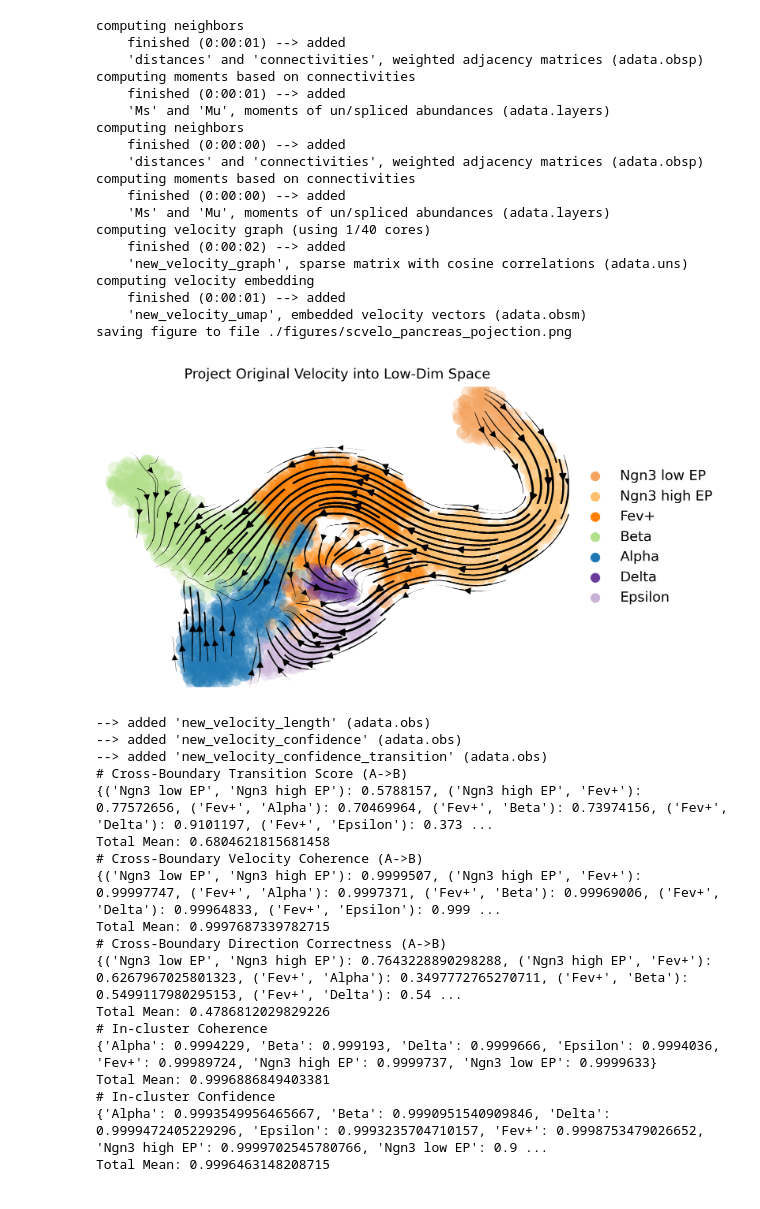
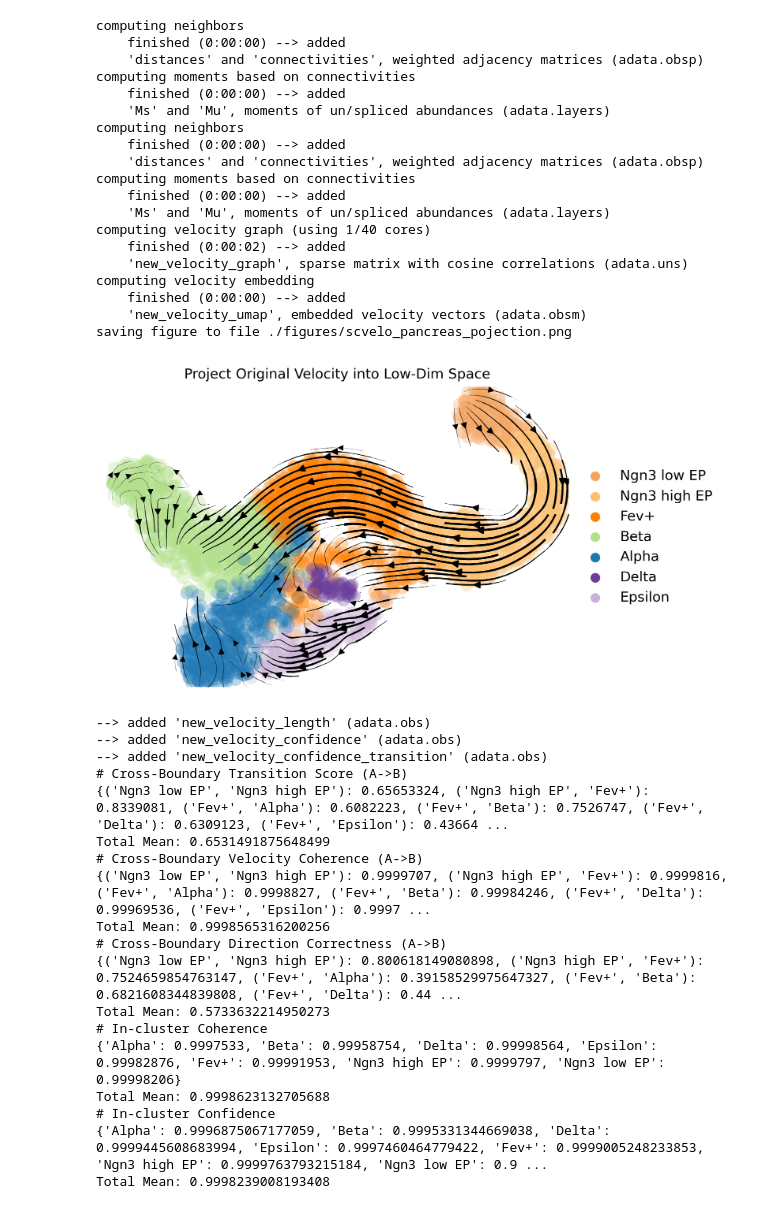
Before and after one commit to qiaochen/VeloAE, a Jupyter notebook: notebooks/pancreas/model-pancreas_gat.ipynb, the cells around one changed output. Cells and saved outputs as stored; diff of their text form; code cells hidden in the pictures.

```diff
--- a/notebooks/pancreas/model-pancreas_gat.ipynb
+++ b/notebooks/pancreas/model-pancreas_gat.ipynb
@@ -174,56 +172,56 @@ def exp(adata, exp_metrics):
         x = x.cpu().numpy()
         s = s.cpu().numpy()
         u = u.cpu().numpy()
 
-    adata = new_adata(adata, x, s, u, v, g_basis='X', n_nb_newadata=args.n_nb_newadata)
+    adata = new_adata(adata, x, s, u, v, g_basis=args.nb_g_src, n_nb_newadata=args.n_nb_newadata)
     scv.tl.velocity_graph(adata, vkey='new_velocity')
     scv.pl.velocity_embedding_stream(adata, legend_loc='right_margin', vkey="new_velocity", basis='X_umap', color=k_cluster,
                                     title="Project Original Velocity into Low-Dim Space",
                                     dpi=350,
                                     save='pancreas_pojection.png')
     scv.tl.velocity_confidence(adata, vkey='new_velocity')
     exp_metrics['Cohort AutoEncoder'] = evaluate(adata, cluster_edges, k_cluster, "new_velocity")
 
 exp(adata, exp_metrics)
 # %% [output]
 computing neighbors
-    finished (0:00:01) --> added
+    finished (0:00:00) --> added
     'distances' and 'connectivities', weighted adjacency matrices (adata.obsp)
 computing moments based on connectivities
-    finished (0:00:01) --> added
+    finished (0:00:00) --> added
     'Ms' and 'Mu', moments of un/spliced abundances (adata.layers)
 computing neighbors
     finished (0:00:00) --> added
     'distances' and 'connectivities', weighted adjacency matrices (adata.obsp)
 computing moments based on connectivities
     finished (0:00:00) --> added
     'Ms' and 'Mu', moments of un/spliced abundances (adata.layers)
 computing velocity graph (using 1/40 cores)
     finished (0:00:02) --> added
     'new_velocity_graph', sparse matrix with cosine correlations (adata.uns)
 computing velocity embedding
-    finished (0:00:01) --> added
+    finished (0:00:00) --> added
     'new_velocity_umap', embedded velocity vectors (adata.obsm)
 saving figure to file ./figures/scvelo_pancreas_pojection.png
-[figure, old version]
+[figure, new version]
 --> added 'new_velocity_length' (adata.obs)
 --> added 'new_velocity_confidence' (adata.obs)
 --> added 'new_velocity_confidence_transition' (adata.obs)
 # Cross-Boundary Transition Score (A->B)
-{('Ngn3 low EP', 'Ngn3 high EP'): 0.5788157, ('Ngn3 high EP', 'Fev+'): 0.77572656, ('Fev+', 'Alpha'): 0.70469964, ('Fev+', 'Beta'): 0.73974156, ('Fev+', 'Delta'): 0.9101197, ('Fev+', 'Epsilon'): 0.373 ...
-Total Mean: 0.6804621815681458
+{('Ngn3 low EP', 'Ngn3 high EP'): 0.65653324, ('Ngn3 high EP', 'Fev+'): 0.8339081, ('Fev+', 'Alpha'): 0.6082223, ('Fev+', 'Beta'): 0.7526747, ('Fev+', 'Delta'): 0.6309123, ('Fev+', 'Epsilon'): 0.43664 ...
+Total Mean: 0.6531491875648499
 # Cross-Boundary Velocity Coherence (A->B)
-{('Ngn3 low EP', 'Ngn3 high EP'): 0.9999507, ('Ngn3 high EP', 'Fev+'): 0.99997747, ('Fev+', 'Alpha'): 0.9997371, ('Fev+', 'Beta'): 0.99969006, ('Fev+', 'Delta'): 0.99964833, ('Fev+', 'Epsilon'): 0.999 ...
-Total Mean: 0.9997687339782715
+{('Ngn3 low EP', 'Ngn3 high EP'): 0.9999707, ('Ngn3 high EP', 'Fev+'): 0.9999816, ('Fev+', 'Alpha'): 0.9998827, ('Fev+', 'Beta'): 0.99984246, ('Fev+', 'Delta'): 0.99969536, ('Fev+', 'Epsilon'): 0.9997 ...
+Total Mean: 0.9998565316200256
 # Cross-Boundary Direction Correctness (A->B)
-{('Ngn3 low EP', 'Ngn3 high EP'): 0.7643228890298288, ('Ngn3 high EP', 'Fev+'): 0.6267967025801323, ('Fev+', 'Alpha'): 0.3497772765270711, ('Fev+', 'Beta'): 0.5499117980295153, ('Fev+', 'Delta'): 0.54 ...
-Total Mean: 0.4786812029829226
+{('Ngn3 low EP', 'Ngn3 high EP'): 0.800618149080898, ('Ngn3 high EP', 'Fev+'): 0.7524659854763147, ('Fev+', 'Alpha'): 0.39158529975647327, ('Fev+', 'Beta'): 0.6821608344839808, ('Fev+', 'Delta'): 0.44 ...
+Total Mean: 0.5733632214950273
 # In-cluster Coherence
-{'Alpha': 0.9994229, 'Beta': 0.999193, 'Delta': 0.9999666, 'Epsilon': 0.9994036, 'Fev+': 0.99989724, 'Ngn3 high EP': 0.9999737, 'Ngn3 low EP': 0.9999633}
-Total Mean: 0.9996886849403381
+{'Alpha': 0.9997533, 'Beta': 0.99958754, 'Delta': 0.99998564, 'Epsilon': 0.99982876, 'Fev+': 0.99991953, 'Ngn3 high EP': 0.9999797, 'Ngn3 low EP': 0.99998206}
+Total Mean: 0.9998623132705688
 # In-cluster Confidence
-{'Alpha': 0.9993549956465667, 'Beta': 0.9990951540909846, 'Delta': 0.9999472405229296, 'Epsilon': 0.9993235704710157, 'Fev+': 0.9998753479026652, 'Ngn3 high EP': 0.9999702545780766, 'Ngn3 low EP': 0.9 ...
-Total Mean: 0.9996463148208715
+{'Alpha': 0.9996875067177059, 'Beta': 0.9995331344669038, 'Delta': 0.9999445608683994, 'Epsilon': 0.9997460464779422, 'Fev+': 0.9999005248233853, 'Ngn3 high EP': 0.9999763793215184, 'Ngn3 low EP': 0.9 ...
+Total Mean: 0.9998239008193408
 # %%
 with open("{}.pkl".format(EXP_NAME), 'wb') as out_file:
     pickle.dump(exp_metrics, out_file)
```
Also changed, not shown: parts of 4 cells of this notebook, 2 other files.
